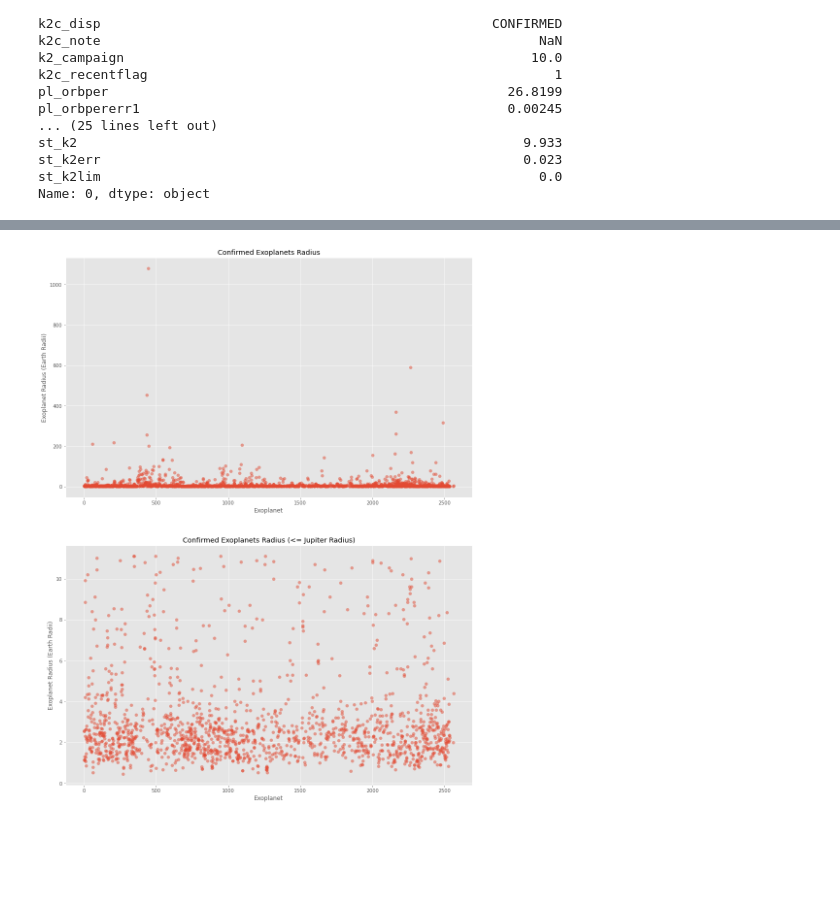
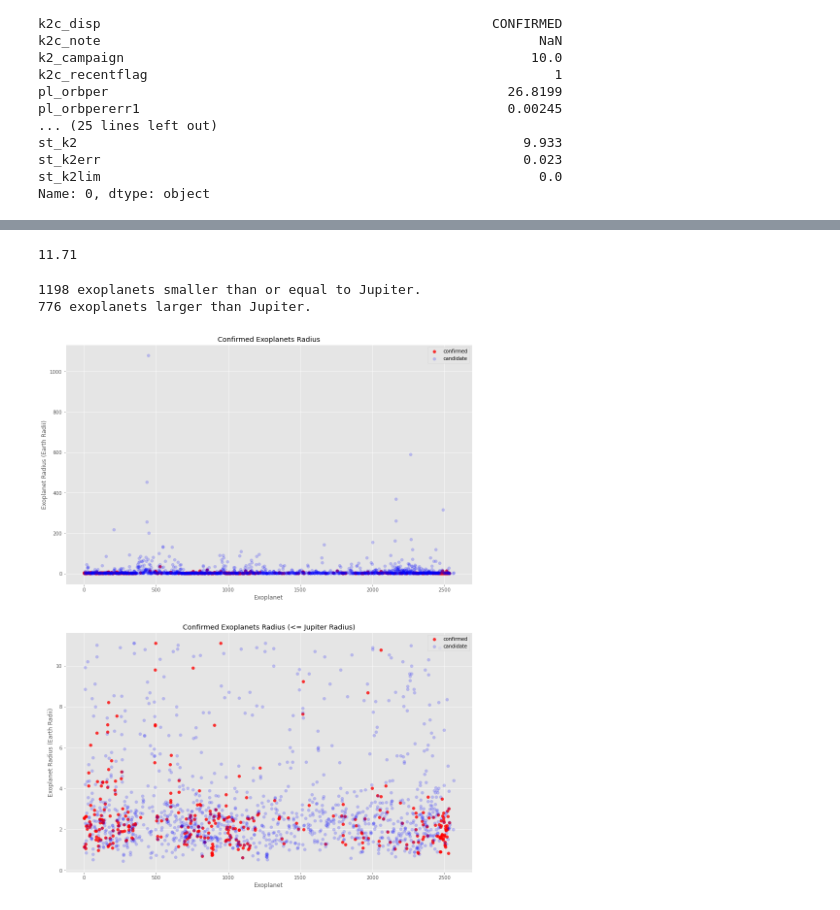
Before and after one commit to seantanken/GalvanizeRepo, a Jupyter notebook: dsi_galvanize/what_makes_an_exoplanet/what_makes_an_exoplanet.ipynb, the cells around one changed output, grey strips where cells are left out. Drawn from its saved outputs; the diff is of its cells as text; code cells hidden in the pictures; blank space fills up the shorter version.

Commit message:
added canidate tables and graphs

```diff
--- a/dsi_galvanize/what_makes_an_exoplanet/what_makes_an_exoplanet.ipynb
+++ b/dsi_galvanize/what_makes_an_exoplanet/what_makes_an_exoplanet.ipynb
@@ -132,17 +138,35 @@ print(f'{k2_confirmed.shape[0] - confirmed_radius.shape[0]} exoplanets larger th
+# %%
+candidate_radius = k2_candidate.filter(['pl_name','pl_rade'], axis=1)
+candidate_radius = candidate_radius.astype({'pl_name': str, 'pl_rade': np.float16})
+print(candidate_radius['pl_rade'].mean(skipna=True))
+jupiter_radius = 11.2
+candidate_radius = candidate_radius[candidate_radius['pl_rade'] <= jupiter_radius]
+# %% [output]
+11.71
+# %%
+print(f'{candidate_radius.shape[0]} exoplanets smaller than or equal to Jupiter.')
+print(f'{k2_candidate.shape[0] - candidate_radius.shape[0]} exoplanets larger than Jupiter.')
+# %% [output]
+1198 exoplanets smaller than or equal to Jupiter.
+776 exoplanets larger than Jupiter.
 # %%
 fig, ax = plt.subplots(2, figsize = (15, 20))
 
-ax[0].scatter(x=k2_confirmed.index, y=k2_confirmed.loc[:, 'pl_rade'], marker ='o', alpha=0.5)
+ax[0].scatter(x=k2_confirmed.index, y=k2_confirmed.loc[:, 'pl_rade'], color='r', marker ='o', alpha=0.8, label='confirmed')
+ax[0].scatter(x=k2_candidate.index, y=k2_candidate.loc[:, 'pl_rade'], color='b', marker ='o', alpha=0.2, label='candidate')
 ax[0].set_title("Confirmed Exoplanets Radius")
 ax[0].set_ylabel('Exoplanet Radius (Earth Radii)')
 ax[0].set_xlabel('Exoplanet')
-ax[1].scatter(x=confirmed_radius.index, y=confirmed_radius.loc[:,'pl_rade'], marker ='o', alpha=0.5)
+ax[0].legend(loc='upper right')
+ax[1].scatter(x=confirmed_radius.index, y=confirmed_radius.loc[:,'pl_rade'], color='r', marker ='o', alpha=0.8, label='confirmed')
+ax[1].scatter(x=candidate_radius.index, y=candidate_radius.loc[:,'pl_rade'], color='b', marker ='o', alpha=0.2, label='candidate')
 ax[1].set_title("Confirmed Exoplanets Radius (<= Jupiter Radius)")
 ax[1].set_ylabel('Exoplanet Radius (Earth Radii)')
 ax[1].set_xlabel('Exoplanet')
+ax[1].legend(loc='upper right')
 plt.show()
 # %% [output]
-[figure, old version]
+[figure, new version]
 # %%
 confirmed_rad_sol_rad = k2_confirmed.filter(['pl_name','pl_ratror'], axis=1)
 confirmed_rad_sol_rad = confirmed_rad_sol_rad.astype({'pl_name': str, 'pl_ratror': np.float16})
```
Also changed, not shown: parts of 6 cells of this notebook.
